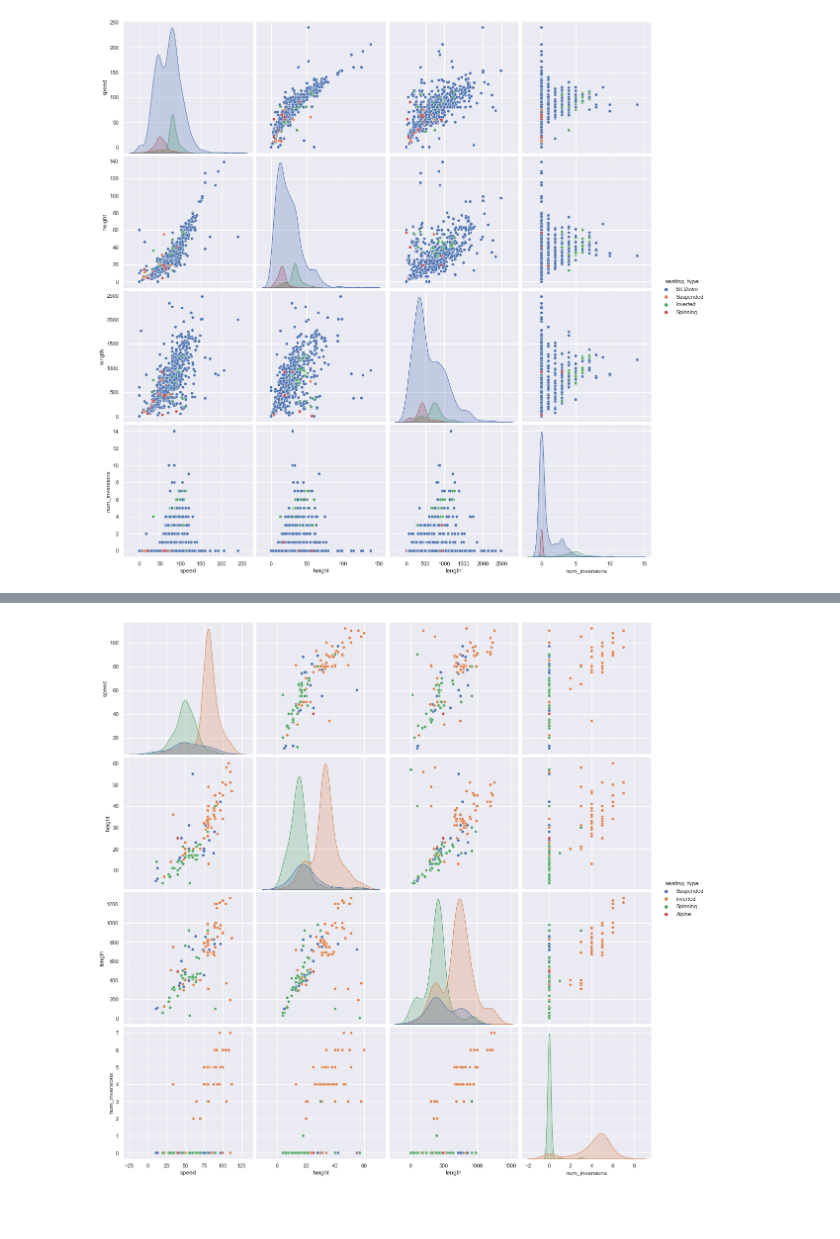
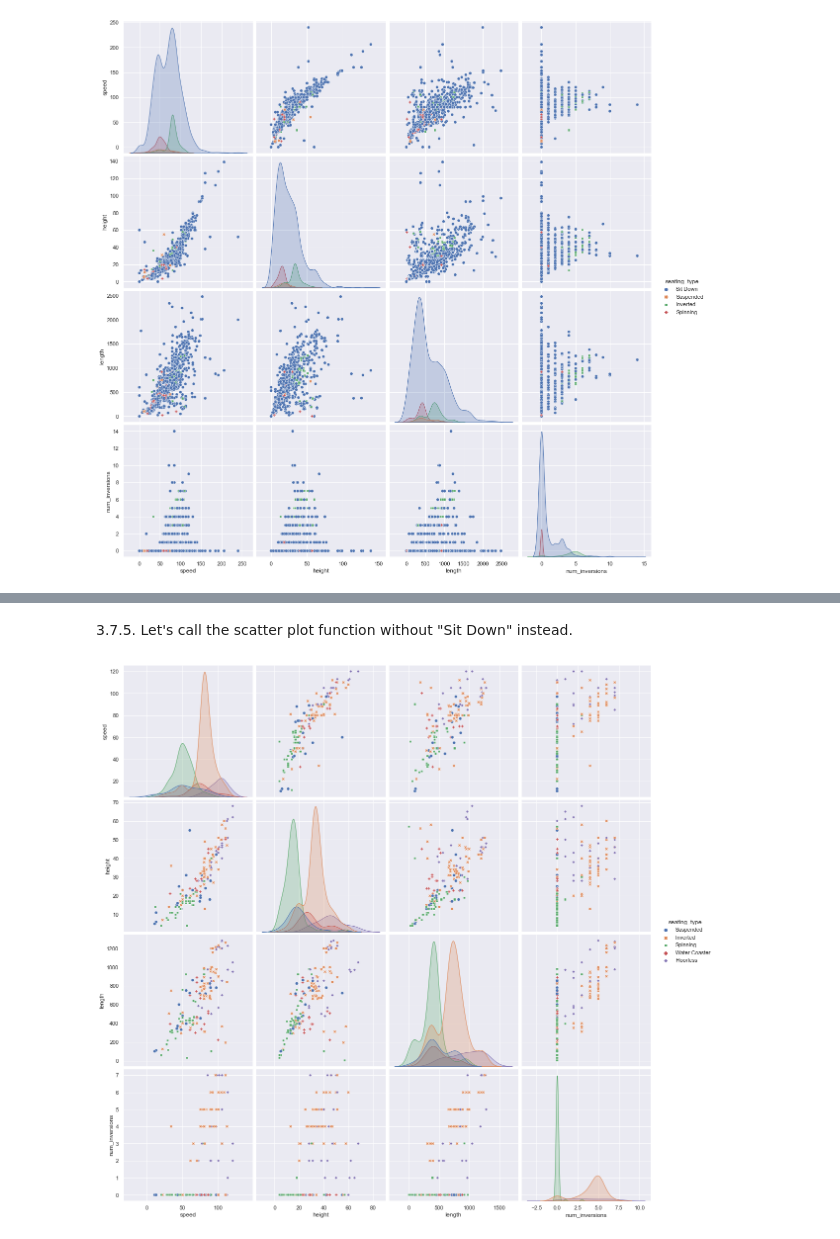
Before and after one commit to jadidaniel/jupyter-notebooks, a Jupyter notebook: visualisations_roller_coaster/roller_coaster.ipynb, the cells around one changed output, grey strips where cells are left out. Drawn from its saved outputs; the diff is of its cells as text; code cells hidden in the pictures; blank space fills up the shorter version.

Commit message:
Add summaries and heating maps to Roller Coasters

```diff
--- a/visualisations_roller_coaster/roller_coaster.ipynb
+++ b/visualisations_roller_coaster/roller_coaster.ipynb
@@ -769,7 +769,7 @@ visualise_pie(status, status_labels)
 # %%
 def visualise_scatter(dataset, hue_type):
     dataset = dataset[(dataset['height'] < 180)]
-    sns.pairplot(dataset, hue=hue_type, height=4)
+    sns.pairplot(dataset, hue=hue_type, height=4, markers=True)
     return plt.show()
 
 visualise_scatter(roller_coast_list, 'material_type')
@@ -825,0 +895,14 @@ by_seating_type_nositdown = roller_coast_list[roller_coast_list['seating_type'].
+# %%
+# DataFrame with "Sit Down"
+by_sit_type = roller_coast_list[roller_coast_list['seating_type'].isin(['Sit Down', 'Spinning', 'Inverted', 'Suspended'])]
+# Encode seating type
+by_sit_type_encoded = pd.get_dummies(data=by_sit_type, columns=['seating_type'])
+# Find correlations
+corr_by_sit_type = by_sit_type_encoded.corr()
+
+# DataFrame no "Sit Down"
+by_sit_nositdown = roller_coast_list[roller_coast_list['seating_type'].isin(['Spinning', 'Inverted', 'Suspended', 'Water Coaster', 'Floorless'])]
+# Encode seating type
+by_sit_nositdown_encoded = pd.get_dummies(data=by_sit_nositdown, columns=['seating_type'])
+# Find correlations
+corr_by_sit_nositdown = by_sit_nositdown_encoded.corr()
@@ -832,4 +940,6 @@ visualise_scatter(by_seating_type, 'seating_type')
+# %% [markdown]
+3.7.5. Let's call the scatter plot function without "Sit Down" instead.
 # %%
-visualise_scatter(by_seating_type_nositdown, 'seating_type')
+visualise_scatter(by_sit_nositdown, 'seating_type')
 # %% [output]
-[figure, old version]
+[figure, new version]
```
Also changed, not shown: parts of 36 cells of this notebook.
